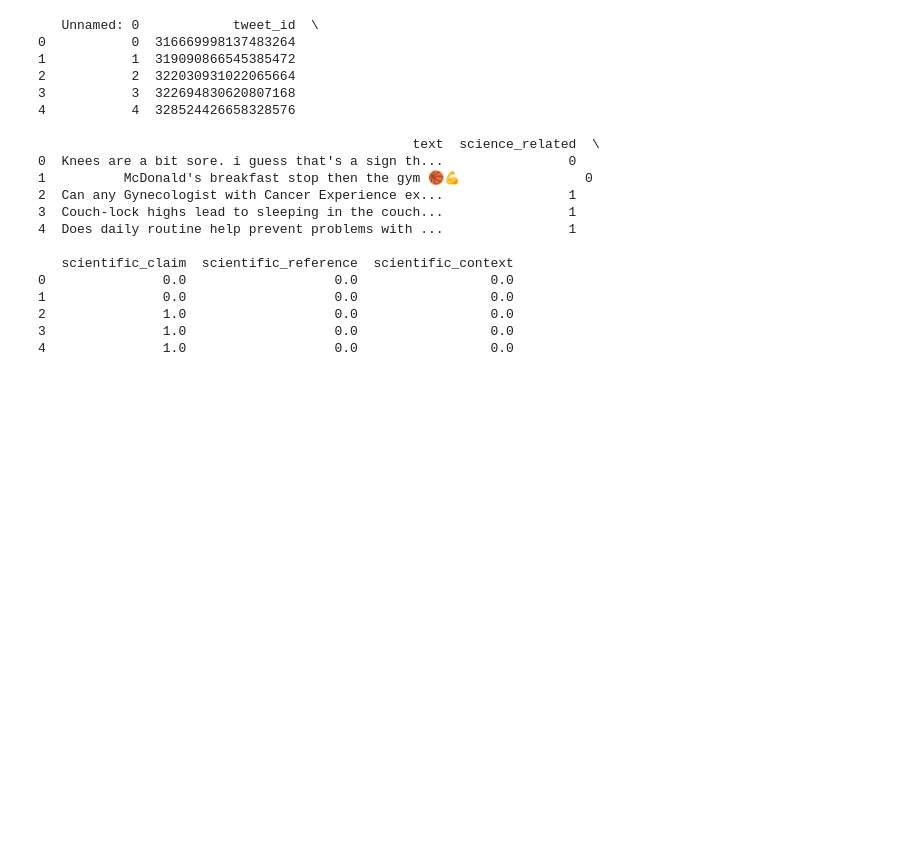
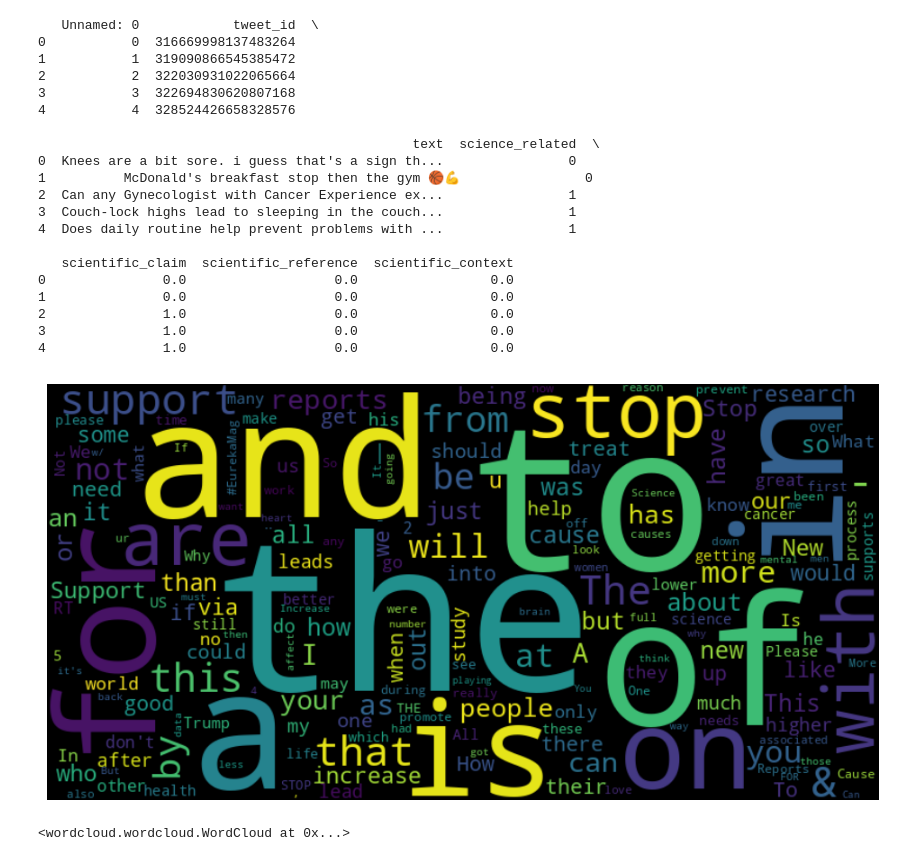
Before and after one commit to Wakeless-Ry/MachineLearning, a Jupyter notebook: Projet_Machine_Learning.ipynb, the cells around one changed output. Saved outputs shown, nothing was run; the diff lists cells and outputs as text; code cells hidden in the pictures; blank space fills up the shorter version.

```diff
--- a/Projet_Machine_Learning.ipynb
+++ b/Projet_Machine_Learning.ipynb
@@ -79,3 +208,23 @@ print (df.head())
 2               1.0                   0.0                 0.0
 3               1.0                   0.0                 0.0
 4               1.0                   0.0                 0.0
+# %%
+# Comptage des mots
+words = df["text"]                      # Découpage simple
+words = " ".join(words)                   # Fusion en une seule chaîne
+words = words.split()
+word_counts = Counter(words)                  # Comptage des occurrences
+
+# Word cloud
+wc = WordCloud(width=800, height=400)         # Creation du word cloud
+wc.generate_from_frequencies(word_counts)     # Generation
+
+plt.figure(figsize=(12, 6))                   # Affichage
+plt.imshow(wc, interpolation="bilinear")
+plt.axis("off")
+plt.show()
+
+wc.to_file("wordcloud.png")                   # Sauvegarde de l'image
+# %% [output]
+[figure, added]
+<wordcloud.wordcloud.WordCloud at 0x...>
```
Also changed, not shown: parts of 12 cells of this notebook, 1 other file.
